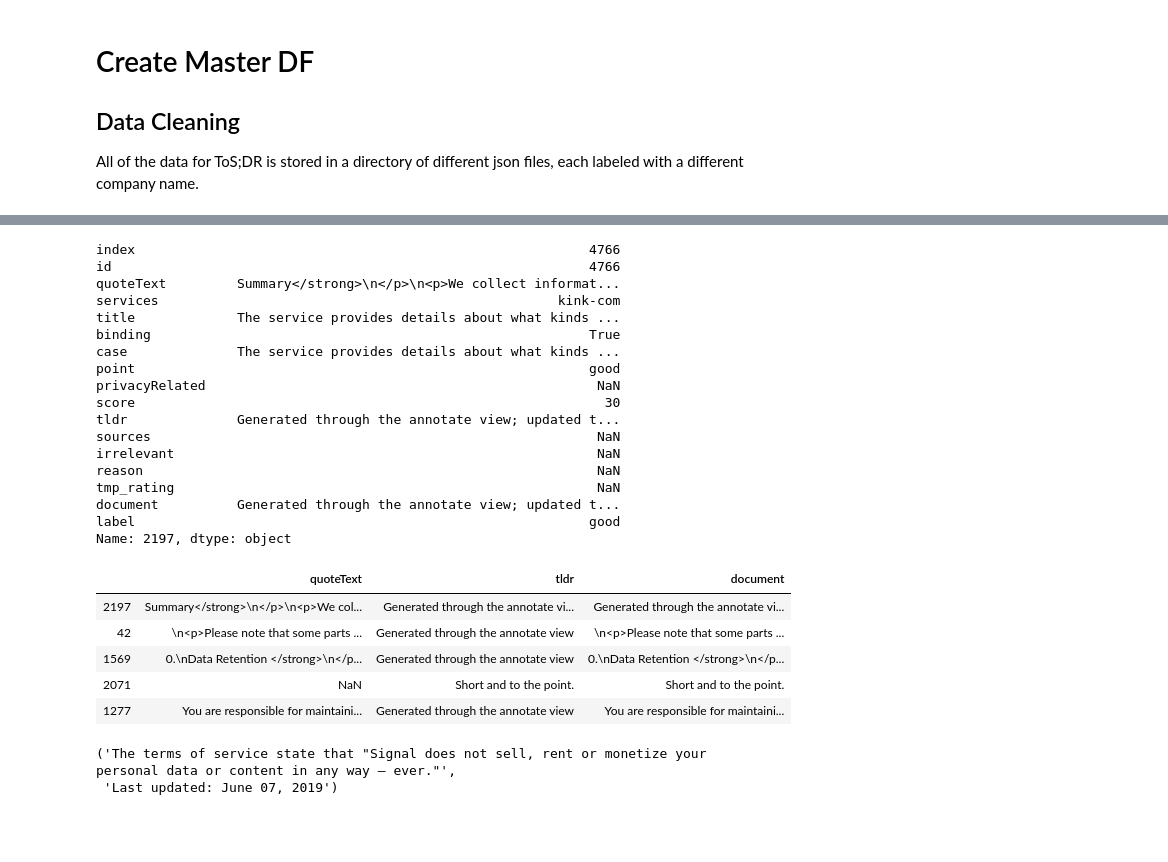
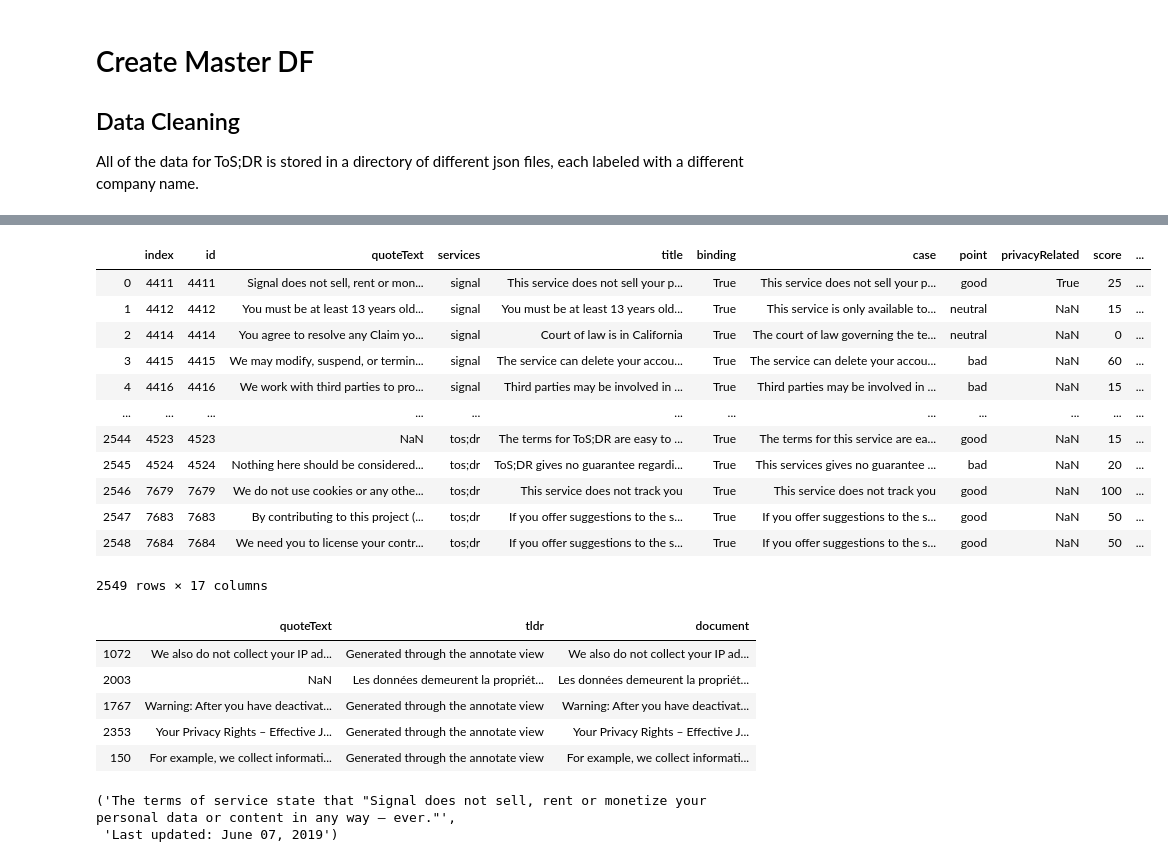
Before and after one commit to emkawong/TLDR-Terms-of-Service-Classifier, a Jupyter notebook: tos_eda.ipynb, the cells around one changed output, grey strips where cells are left out. Cells and saved outputs as stored; diff of their text form; code cells hidden in the pictures; blank space fills up the shorter version.

```diff
--- a/tos_eda.ipynb
+++ b/tos_eda.ipynb
@@ -78,38 +95,35 @@ df = df.reset_index(drop=True)
 
 df['label'] = df['point']
 df.label = df.label.replace(['blocker','bad','neutral','good'],['bad','bad','neutral','good'])
+df['binomial'] = df['point']
+df.label = df.label.replace(['blocker','bad','neutral','good'],['bad','bad','neutral','good'])
 # %%
-df.iloc[2197]
+df
 # %% [output]
+|  | index | id | quoteText | services | title | binding | case | point | privacyRelated | score | ... |
+| 0 | 4411 | 4411 | Signal does not sell, rent or mon... | signal | This service does not sell your p... | True | This service does not sell your p... | good | True | 25 | ... |
+| 1 | 4412 | 4412 | You must be at least 13 years old... | signal | You must be at least 13 years old... | True | This service is only available to... | neutral | NaN | 15 | ... |
+| 2 | 4414 | 4414 | You agree to resolve any Claim yo... | signal | Court of law is in California | True | The court of law governing the te... | neutral | NaN | 0 | ... |
+| 3 | 4415 | 4415 | We may modify, suspend, or termin... | signal | The service can delete your accou... | True | The service can delete your accou... | bad | NaN | 60 | ... |
+| 4 | 4416 | 4416 | We work with third parties to pro... | signal | Third parties may be involved in ... | True | Third parties may be involved in ... | bad | NaN | 15 | ... |
+| ... | ... | ... | ... | ... | ... | ... | ... | ... | ... | ... | ... |
+| 2544 | 4523 | 4523 | NaN | tos;dr | The terms for ToS;DR are easy to ... | True | The terms for this service are ea... | good | NaN | 15 | ... |
+| 2545 | 4524 | 4524 | Nothing here should be considered... | tos;dr | ToS;DR gives no guarantee regardi... | True | This services gives no guarantee ... | bad | NaN | 20 | ... |
+| 2546 | 7679 | 7679 | We do not use cookies or any othe... | tos;dr | This service does not track you | True | This service does not track you | good | NaN | 100 | ... |
+| 2547 | 7683 | 7683 | By contributing to this project (... | tos;dr | If you offer suggestions to the s... | True | If you offer suggestions to the s... | good | NaN | 50 | ... |
+| 2548 | 7684 | 7684 | We need you to license your contr... | tos;dr | If you offer suggestions to the s... | True | If you offer suggestions to the s... | good | NaN | 50 | ... |
-index                                                          4766
-id                                                             4766
-quoteText         Summary</strong>\n</p>\n<p>We collect informat...
-services                                                   kink-com
-title             The service provides details about what kinds ...
-binding                                                        True
-case              The service provides details about what kinds ...
-point                                                          good
-privacyRelated                                                  NaN
-score                                                            30
-tldr              Generated through the annotate view; updated t...
-sources                                                         NaN
-irrelevant                                                      NaN
-reason                                                          NaN
-tmp_rating                                                      NaN
-document          Generated through the annotate view; updated t...
-label                                                          good
-Name: 2197, dtype: object
+2549 rows × 17 columns
 # %%
 #random lookup to check data
 
 df.loc[np.random.randint(1,2564,5),['quoteText','tldr','document']]
 # %% [output]
 |  | quoteText | tldr | document |
-| 2197 | Summary</strong>\n</p>\n<p>We col... | Generated through the annotate vi... | Generated through the annotate vi... |
-| 42 | \n<p>Please note that some parts ... | Generated through the annotate view | \n<p>Please note that some parts ... |
-| 1569 | 0.\nData Retention </strong>\n</p... | Generated through the annotate view | 0.\nData Retention </strong>\n</p... |
-| 2071 | NaN | Short and to the point. | Short and to the point. |
-| 1277 | You are responsible for maintaini... | Generated through the annotate view | You are responsible for maintaini... |
+| 1072 | We also do not collect your IP ad... | Generated through the annotate view | We also do not collect your IP ad... |
+| 2003 | NaN | Les données demeurent la propriét... | Les données demeurent la propriét... |
+| 1767 | Warning: After you have deactivat... | Generated through the annotate view | Warning: After you have deactivat... |
+| 2353 | Your Privacy Rights – Effective J... | Generated through the annotate view | Your Privacy Rights – Effective J... |
+| 150 | For example, we collect informati... | Generated through the annotate view | For example, we collect informati... |
 # %%
 #the land of sad documents
 df.document[0],df.document[722]
```
Also changed, not shown: parts of 29 cells of this notebook.
